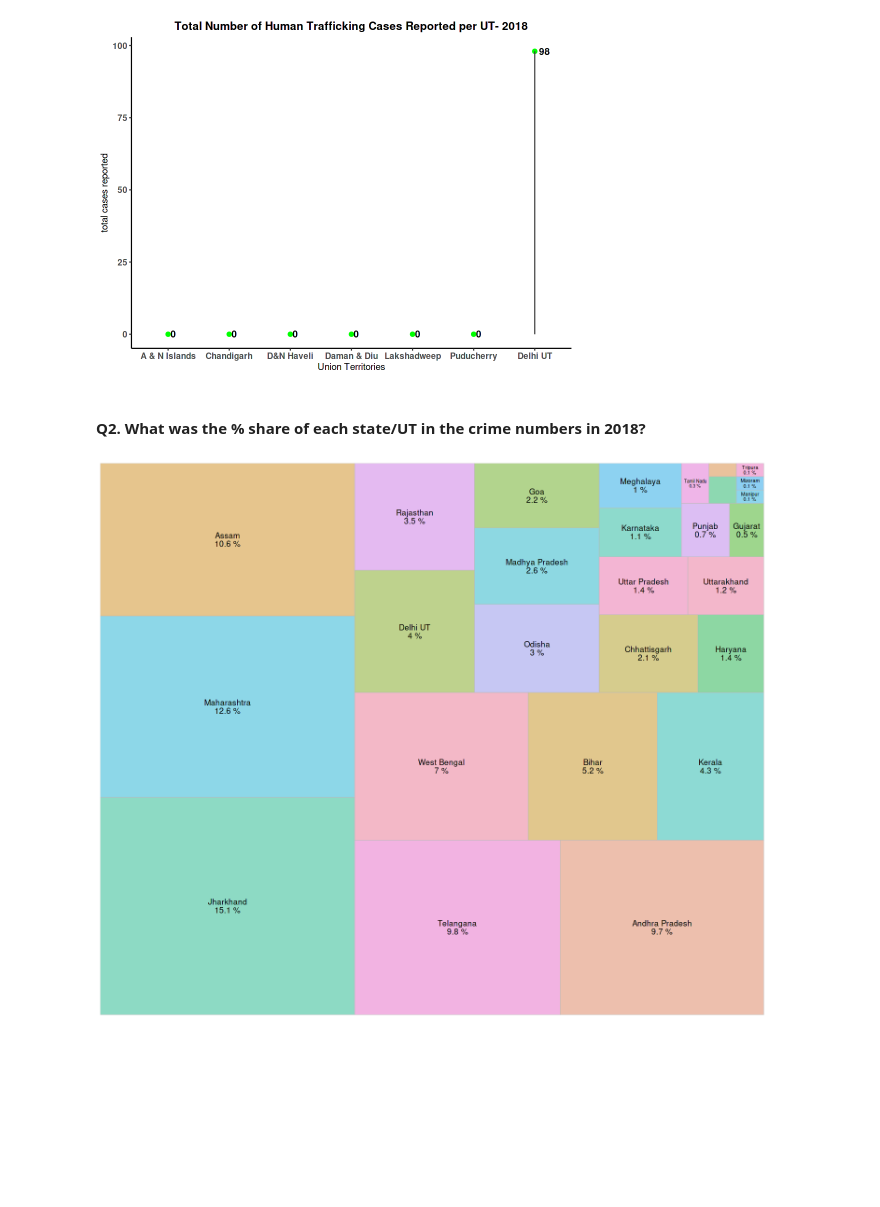
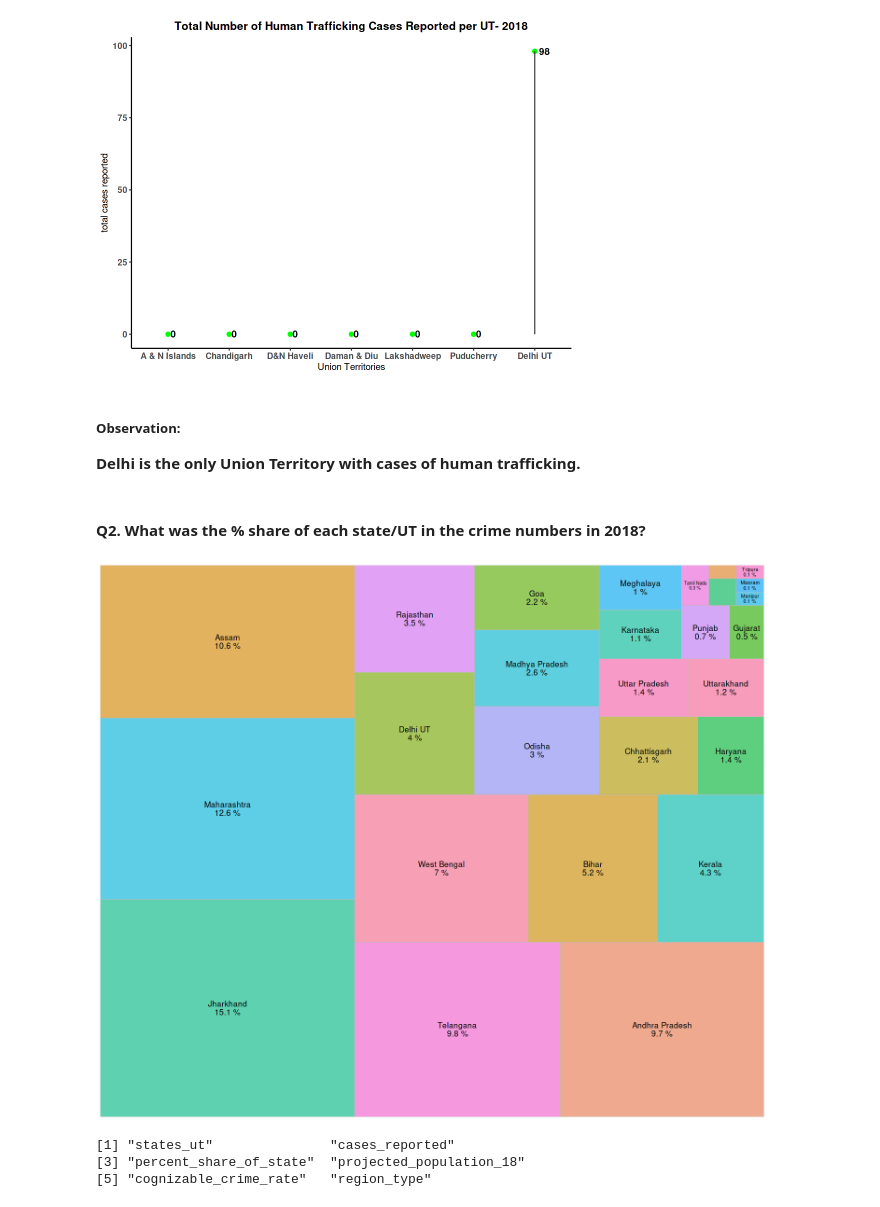
Before and after one commit to Cshefali/Human-Trafficking-India-Analysis, a Jupyter notebook: india-human-trafficking-analysis-2018-2020.ipynb, the cells around one changed output. Saved outputs shown, nothing was run; the diff lists cells and outputs as text; code cells hidden in the pictures; blank space fills up the shorter version.

Commit message:
Kaggle Notebook | India: Human Trafficking Analysis (2018-2020)  | Version 5

```diff
--- a/india-human-trafficking-analysis-2018-2020.ipynb
+++ b/india-human-trafficking-analysis-2018-2020.ipynb
@@ -342,17 +404,26 @@ labs(x="Union Territories", y="total cases reported",
      title="Total Number of Human Trafficking Cases Reported per UT- 2018")
 # %% [output]
 [figure]
+# %% [markdown]
+##### Observation:
+**Delhi is the only Union Territory with cases of human trafficking.**
 # %% [markdown]
 #### Q2. What was the % share of each state/UT in the crime numbers in 2018?
 # %%
 #percentage share of each state in the total reported cases annually
 #representing through a Treemap.
 kaggle_plotsize(12,10)
 states_data_18 %>%
-ggplot(aes(area=percentage_share_of_state_2018,fill=states_ut,
-           label=paste(states_ut,paste(percentage_share_of_state_2018,"%"),sep='\n'))) +
-geom_treemap(alpha=0.4) +
+ggplot(aes(area=percent_share_of_state,fill=states_ut,
+           label=paste(states_ut,paste(percent_share_of_state,"%"),sep='\n'))) +
+geom_treemap(alpha=0.6) +
 geom_treemap_text(color="black",place="center",size=10) +
 theme(legend.position="none")
 # %% [output]
-[figure, old version]
+[figure, new version]
+# %%
+colnames(states_data_18)
+# %% [output]
+[1] "states_ut"               "cases_reported"
+[3] "percent_share_of_state"  "projected_population_18"
+[5] "cognizable_crime_rate"   "region_type"
```
Also changed, not shown: parts of 36 cells of this notebook.
